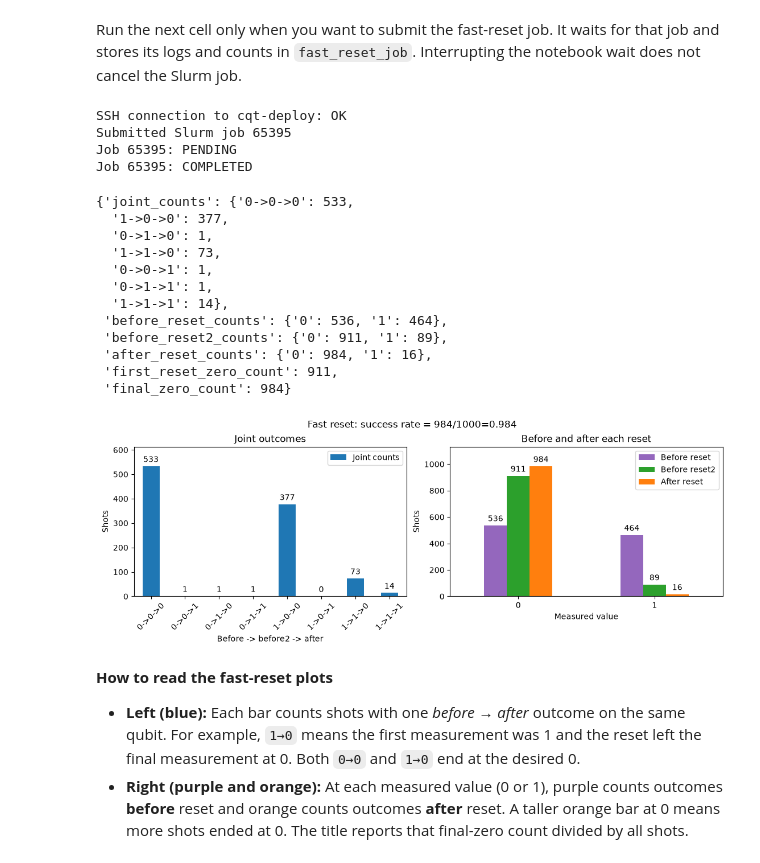
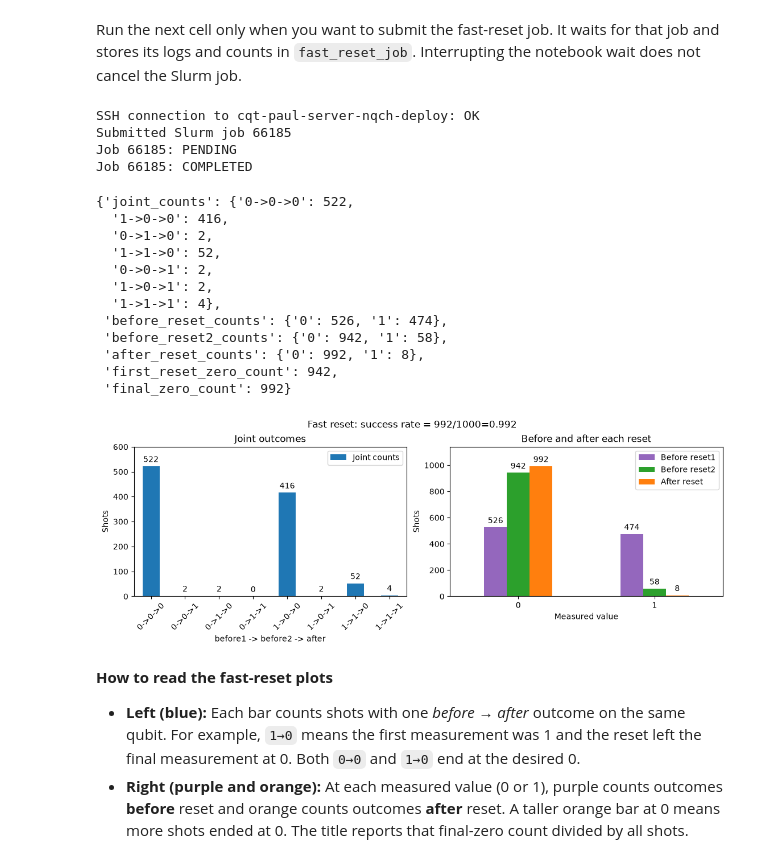
Before and after one commit to CQT-S14/CQT-conditional-operations, a Jupyter notebook: notebooks/3_Hardware_Demo_Conditional_Operations.ipynb, the cells around one changed output. Cells and saved outputs as stored; diff of their text form; code cells hidden in the pictures.

```diff
--- a/notebooks/3_Hardware_Demo_Conditional_Operations.ipynb
+++ b/notebooks/3_Hardware_Demo_Conditional_Operations.ipynb
@@ -30,7 +30,7 @@ import shlex
 import subprocess
 import time
 
-SSH_HOST = "cqt-deploy"  # existing ~/.ssh/config entry
+SSH_HOST = "cqt-paul-server-nqch-deploy"  # existing ~/.ssh/config entry
 REMOTE_DIR = "/mnt/home/nqch-deploy/test_qm_run"
 REMOTE_PYTHON = "/mnt/scratch/nqch-deploy/eo-switch-native-execution-venv/bin/python"
 REMOTE_SCRIPT = f"{REMOTE_DIR}/4_fast_reset.py"
@@ -375,62 +375,63 @@ def submit_fast_reset_job(poll_seconds: int = 10, max_wait_seconds: int = 7200):
 # %% [markdown]
 Run the next cell only when you want to submit the fast-reset job. It waits for that job and stores its logs and counts in `fast_reset_job`. Interrupting the notebook wait does not cancel the Slurm job.
 # %%
+# Submit slurm job
 fast_reset_job = submit_fast_reset_job()
 fast_reset_job["measurement_results"]
 # %% [output]
-SSH connection to cqt-deploy: OK
-Submitted Slurm job 65395
-Job 65395: PENDING
-Job 65395: COMPLETED
+SSH connection to cqt-paul-server-nqch-deploy: OK
+Submitted Slurm job 66185
+Job 66185: PENDING
+Job 66185: COMPLETED
-{'joint_counts': {'0->0->0': 533,
-  '1->0->0': 377,
-  '0->1->0': 1,
-  '1->1->0': 73,
-  '0->0->1': 1,
-  '0->1->1': 1,
-  '1->1->1': 14},
- 'before_reset_counts': {'0': 536, '1': 464},
- 'before_reset2_counts': {'0': 911, '1': 89},
- 'after_reset_counts': {'0': 984, '1': 16},
- 'first_reset_zero_count': 911,
- 'final_zero_count': 984}
+{'joint_counts': {'0->0->0': 522,
+  '1->0->0': 416,
+  '0->1->0': 2,
+  '1->1->0': 52,
+  '0->0->1': 2,
+  '1->0->1': 2,
+  '1->1->1': 4},
+ 'before_reset_counts': {'0': 526, '1': 474},
+ 'before_reset2_counts': {'0': 942, '1': 58},
+ 'after_reset_counts': {'0': 992, '1': 8},
+ 'first_reset_zero_count': 942,
+ 'final_zero_count': 992}
 # %%
 # Plotting
 results = fast_reset_job["measurement_results"]
 if results is None:
     raise ValueError("No measurement results found; inspect fast_reset_job['raw_logs'].")
 
-transitions = ["->".join(f"{value:03b}") for value in range(8)]  # before_reset -> before_reset2 -> after_reset
+transitions = ["->".join(f"{value:03b}") for value in range(8)]  # before_reset1 -> before_reset2 -> after_reset
 joint_counts = pd.DataFrame(
     {"Joint counts": [results["joint_counts"].get(label, 0) for label in transitions]},
     index=transitions,
 )
 before_after_counts = pd.DataFrame(
     {
-        "Before reset": [results["before_reset_counts"].get(bit, 0) for bit in ("0", "1")],
+        "Before reset1": [results["before_reset_counts"].get(bit, 0) for bit in ("0", "1")],
         "Before reset2": [results["before_reset2_counts"].get(bit, 0) for bit in ("0", "1")],
         "After reset": [results["after_reset_counts"].get(bit, 0) for bit in ("0", "1")],
     },
     index=["0", "1"],
 )
 
 fig, axes = plt.subplots(1, 2, figsize=(11, 4), constrained_layout=True)
 shots = int(joint_counts["Joint counts"].sum())
 succ_rate = results['final_zero_count']/shots
 fig.suptitle(f"Fast reset: success rate = {results['final_zero_count']}/{shots}={succ_rate}")
 joint_counts.plot.bar(ax=axes[0], color="tab:blue", rot=45, legend=True)
 before_after_counts.plot.bar(
     ax=axes[1], color=["tab:purple", "tab:green", "tab:orange"], rot=0, legend=True
 )
-axes[0].set(title="Joint outcomes", xlabel="Before -> before2 -> after", ylabel="Shots")
+axes[0].set(title="Joint outcomes", xlabel="before1 -> before2 -> after", ylabel="Shots")
 axes[1].set(title="Before and after each reset", xlabel="Measured value", ylabel="Shots")
 for ax in axes:
     for bars in ax.containers:
         ax.bar_label(bars, padding=3)
     ax.margins(y=0.15)
 plt.show()
 # %% [output]
-[figure, old version]
+[figure, new version]
 # %% [markdown]
 **How to read the fast-reset plots**
 
```
Also changed, not shown: parts of 15 cells of this notebook.
